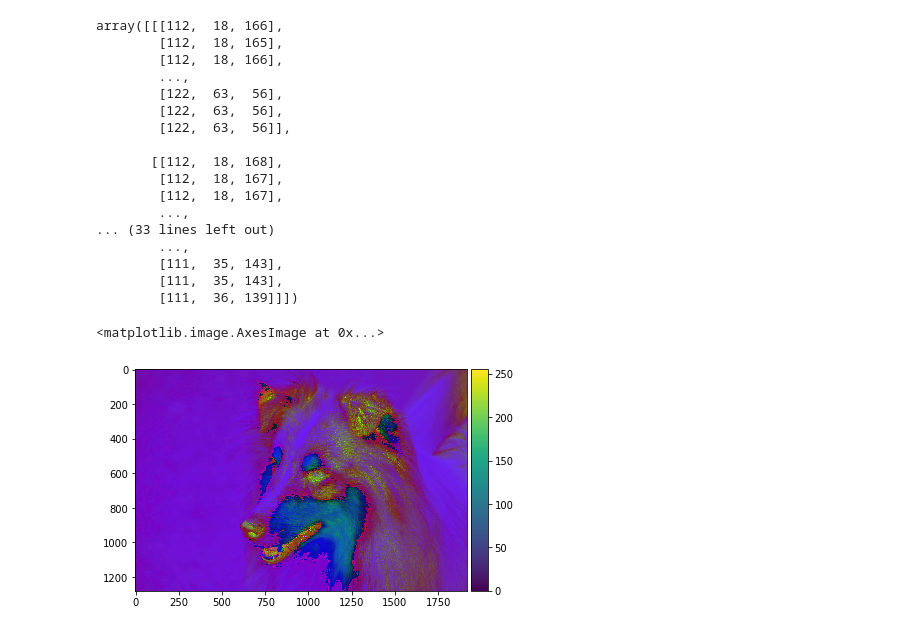
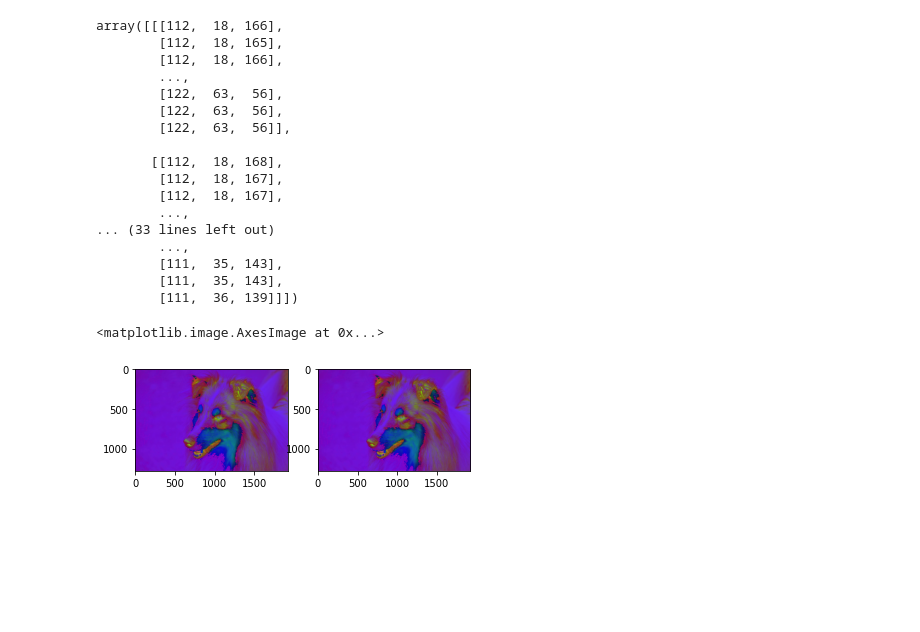
Before and after one commit to JustLearningThings/CVC-HW, a Jupyter notebook: task2-1.ipynb, the cells around one changed output. Drawn from its saved outputs; the diff is of its cells as text; code cells hidden in the pictures; blank space fills up the shorter version.

Commit message:
added plots

```diff
--- a/task2-1.ipynb
+++ b/task2-1.ipynb
@@ -60,8 +61,12 @@ array([[[112,  18, 166],
         [111,  35, 143],
         [111,  35, 143],
         [111,  36, 139]]])
-# %%
-io.imshow(new_img)
-# %% [output]
-<matplotlib.image.AxesImage at 0x...>
-[figure, removed]
+# %%
+plt.subplot(1, 2, 1)
+plt.imshow(img)
+
+plt.subplot(1, 2, 2)
+plt.imshow(new_img)
+# %% [output]
+<matplotlib.image.AxesImage at 0x...>
+[figure, added]
```
Also changed, not shown: parts of 1 cell of this notebook.
